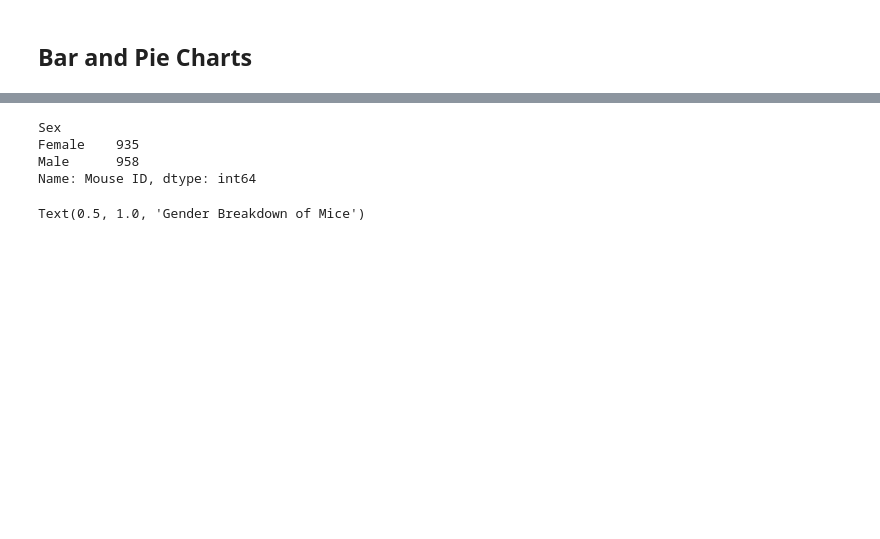
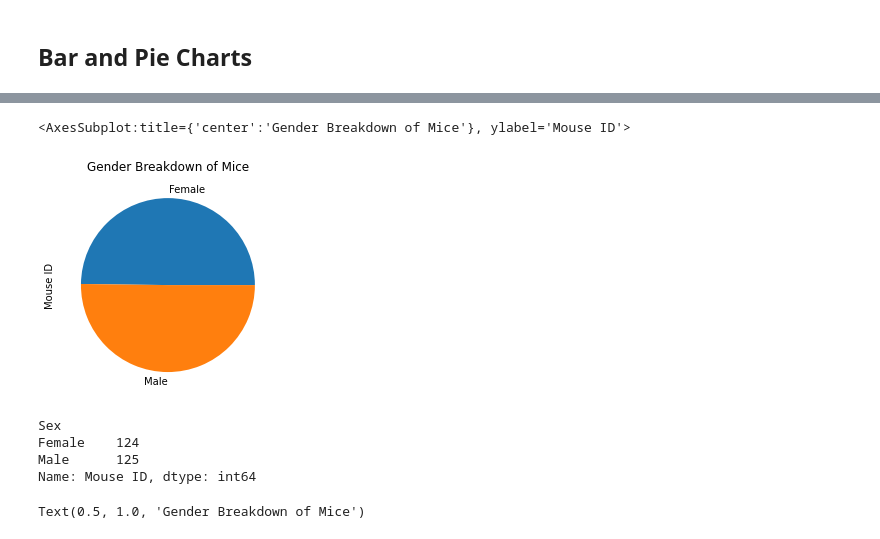
Before and after one commit to kblood86/Matplotlib_Challenge, a Jupyter notebook: Working.ipynb, the cells around one changed output, grey strips where cells are left out. Saved outputs shown, nothing was run; the diff lists cells and outputs as text; code cells hidden in the pictures; blank space fills up the shorter version.

```diff
--- a/Working.ipynb
+++ b/Working.ipynb
@@ -260,13 +276,18 @@ KeyError: "None of [Index(['Ramicane', 'Ramicane', 'Ramicane', 'Ramicane', 'Rami
 # %%
 # Generate a pie plot showing the distribution of female versus male mice using pandas
+# %%
+mouse_cleaned.groupby('Sex').count()["Mouse ID"].plot(kind='pie', title="Gender Breakdown of Mice")
+# %% [output]
+<AxesSubplot:title={'center':'Gender Breakdown of Mice'}, ylabel='Mouse ID'>
+[figure, added]
 # %%
 # Generate a pie plot showing the distribution of female versus male mice using pyplot
-gender = mouse_study.groupby(['Sex']).count()['Mouse ID']
+gender = mouse_cleaned.groupby(['Sex']).count()['Mouse ID']
 gender
 # %% [output]
 Sex
-Female    935
-Male      958
+Female    124
+Male      125
 Name: Mouse ID, dtype: int64
 # %%
 colors = ["coral","lightblue"]
```
Also changed, not shown: parts of 17 cells of this notebook.
